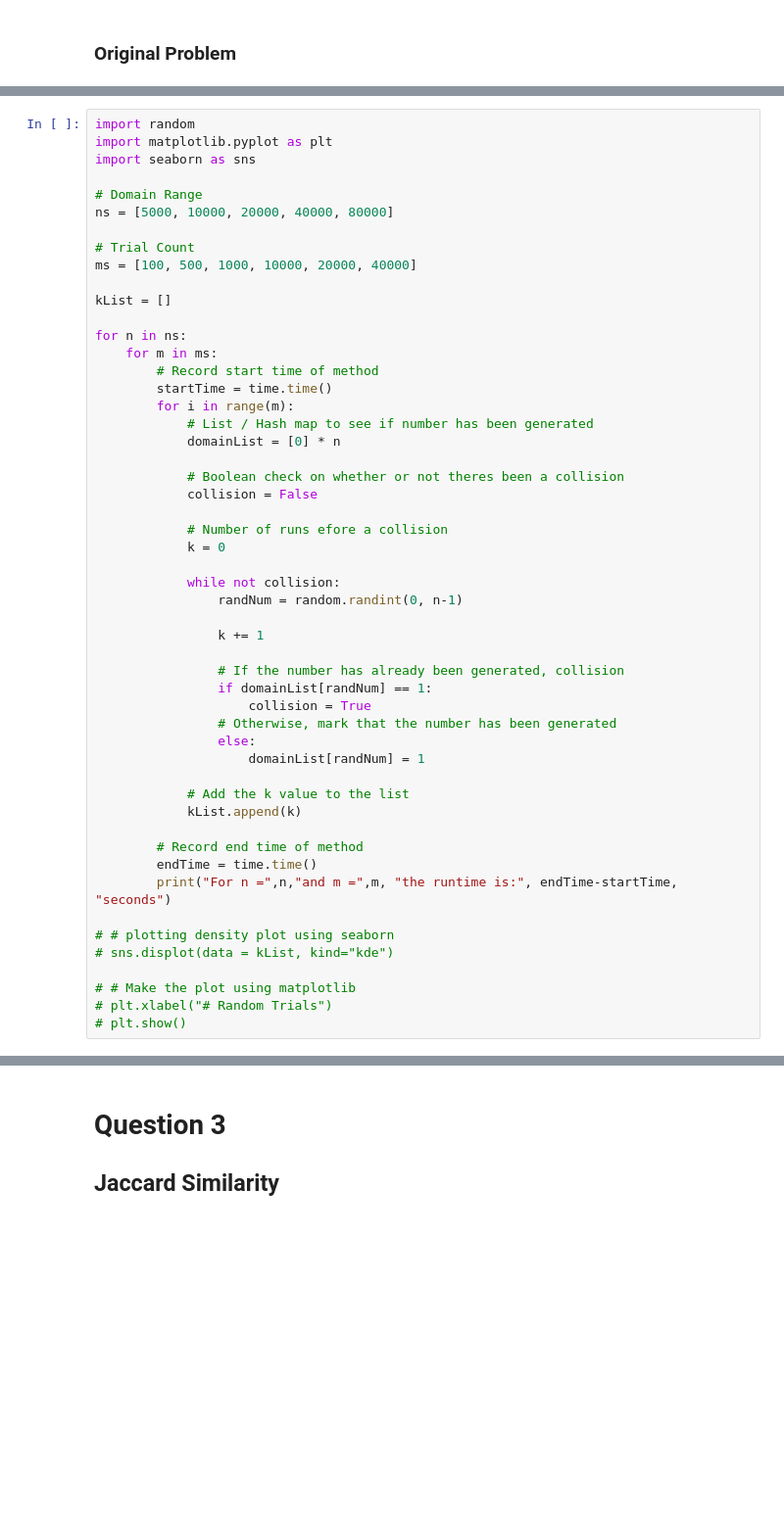
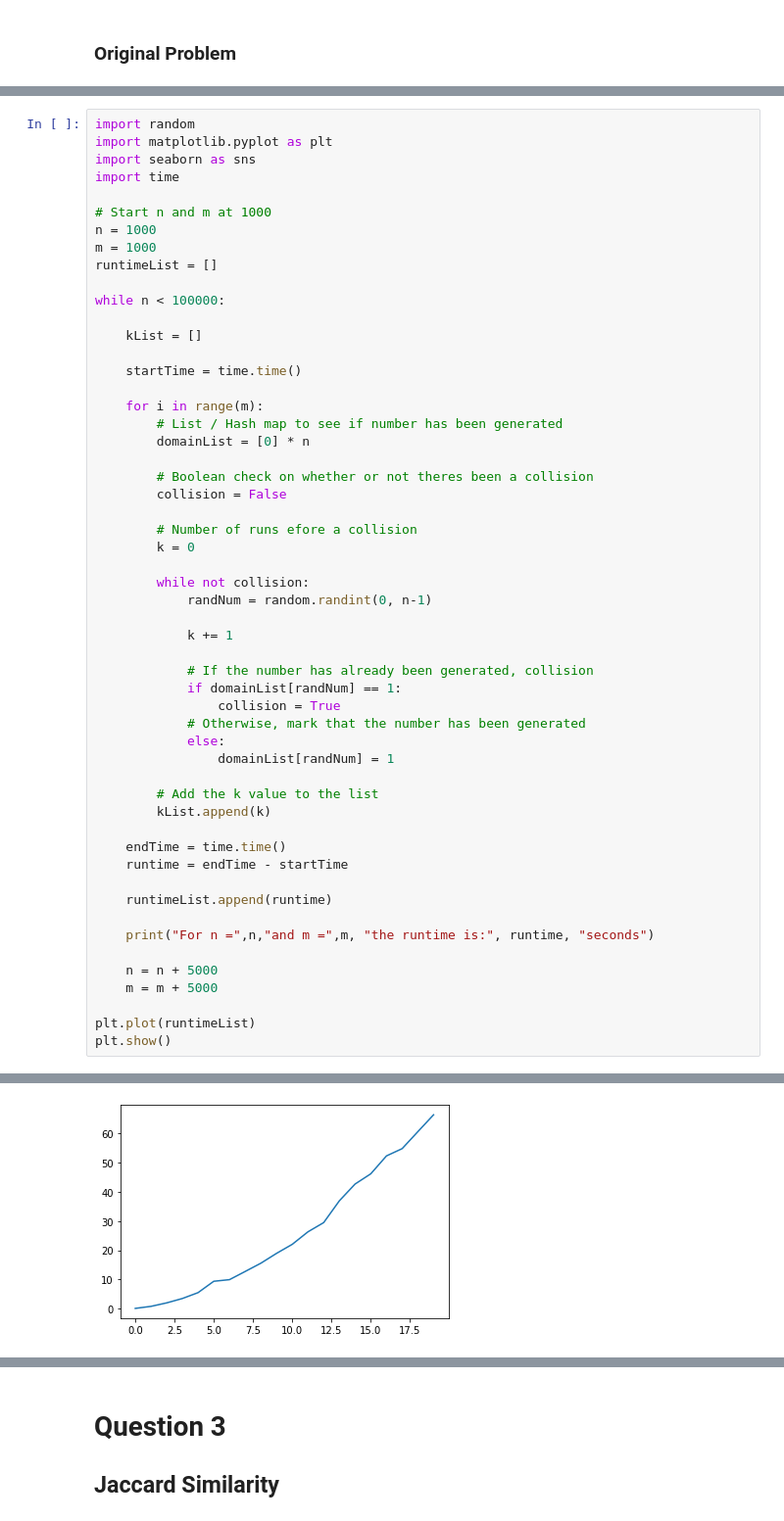
Before and after one commit to TheAidenTv/CS-4403-Assignment-1, a Jupyter notebook: Assignment 1.ipynb, the cells around one changed output, grey strips where cells are left out. Shown at 98% size. Cells and saved outputs as stored; diff of their text form; blank space fills up the shorter version.

```diff
--- a/Assignment 1.ipynb
+++ b/Assignment 1.ipynb
@@ -273,52 +250,54 @@ Mean of kList is 86.94333333333333
 import random
 import matplotlib.pyplot as plt
 import seaborn as sns
+import time
 
-# Domain Range
-ns = [5000, 10000, 20000, 40000, 80000]
+# Start n and m at 1000
+n = 1000
+m = 1000
+runtimeList = []
 
-# Trial Count
-ms = [100, 500, 1000, 10000, 20000, 40000]
+while n < 100000:
 
-kList = []
+    kList = []
 
-for n in ns:
-    for m in ms:
-        # Record start time of method
-        startTime = time.time()
-        for i in range(m):
-            # List / Hash map to see if number has been generated
-            domainList = [0] * n
+    startTime = time.time()
 
-            # Boolean check on whether or not theres been a collision
-            collision = False
+    for i in range(m):
+        # List / Hash map to see if number has been generated
+        domainList = [0] * n
 
-            # Number of runs efore a collision
-            k = 0
+        # Boolean check on whether or not theres been a collision
+        collision = False
 
-            while not collision:
-                randNum = random.randint(0, n-1)
+        # Number of runs efore a collision
+        k = 0
 
-                k += 1
+        while not collision:
+            randNum = random.randint(0, n-1)
 
-                # If the number has already been generated, collision
-                if domainList[randNum] == 1:
-                    collision = True
-                # Otherwise, mark that the number has been generated
-                else:
-                    domainList[randNum] = 1
+            k += 1
 
-            # Add the k value to the list
-            kList.append(k)
+            # If the number has already been generated, collision
+            if domainList[randNum] == 1:
+                collision = True
+            # Otherwise, mark that the number has been generated
+            else:
+                domainList[randNum] = 1
 
-        # Record end time of method
-        endTime = time.time()
-        print("For n =",n,"and m =",m, "the runtime is:", endTime-startTime, "seconds")
+        # Add the k value to the list
+        kList.append(k)
 
-# # plotting density plot using seaborn
-# sns.displot(data = kList, kind="kde")
+    endTime = time.time()
+    runtime = endTime - startTime
 
-# # Make the plot using matplotlib
-# plt.xlabel("# Random Trials")
-# plt.show()
+    runtimeList.append(runtime)
+
+    print("For n =",n,"and m =",m, "the runtime is:", runtime, "seconds")
+
+    n = n + 5000
+    m = m + 5000
+
+plt.plot(runtimeList)
+plt.show()
 # %% [output]
@@ -341,0 +324 @@ For n = 80000 and m = 40000 the runtime is: 27.348960161209106 seconds
+[figure, added]
```
Also changed, not shown: parts of 20 cells of this notebook.
